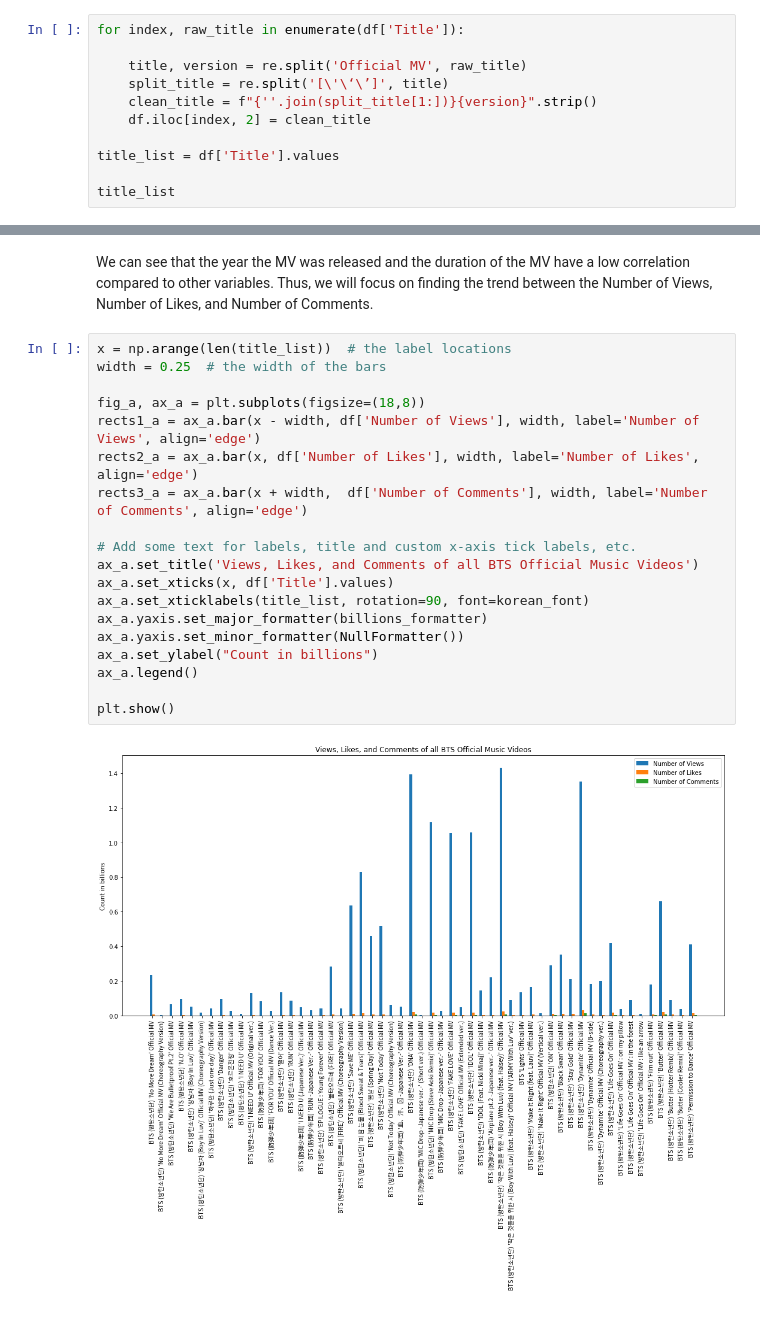
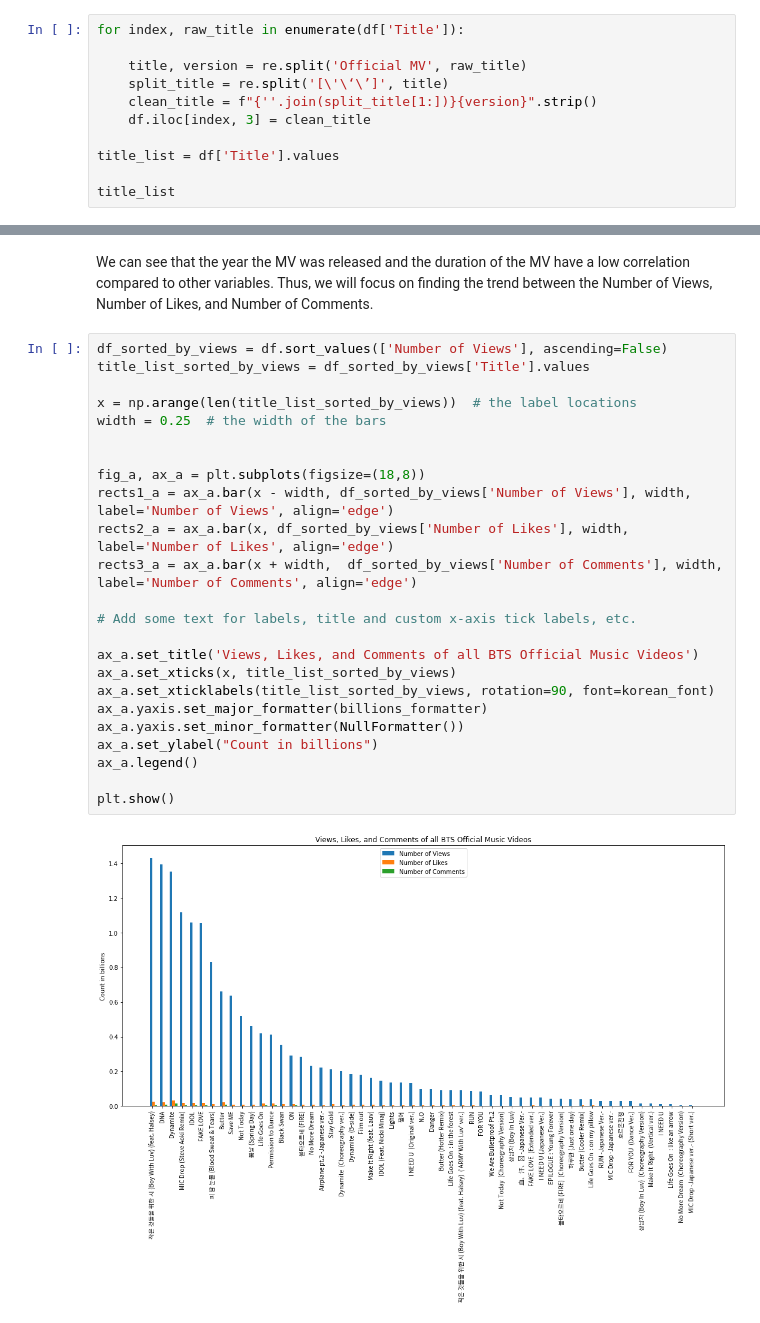
Before and after one commit to aulacson/bts-mv-project, a Jupyter notebook: bts_mv_trends.ipynb, the cells around one changed output, grey strips where cells are left out. Drawn from its saved outputs; the diff is of its cells as text.

Commit message:
Add plots for visualization and refactor code

```diff
--- a/bts_mv_trends.ipynb
+++ b/bts_mv_trends.ipynb
@@ -142,7 +138,7 @@ for index, raw_title in enumerate(df['Title']):
     title, version = re.split('Official MV', raw_title)
     split_title = re.split('[\'\‘\’]', title)
     clean_title = f"{''.join(split_title[1:])}{version}".strip()
-    df.iloc[index, 2] = clean_title
+    df.iloc[index, 3] = clean_title
 
 title_list = df['Title'].values
 
@@ -199,24 +195,29 @@ plt.show()
 # %% [markdown]
 We can see that the year the MV was released and the duration of the MV have a low correlation compared to other variables. Thus, we will focus on finding the trend between the Number of Views, Number of Likes, and Number of Comments.
 # %%
-x = np.arange(len(title_list))  # the label locations
+df_sorted_by_views = df.sort_values(['Number of Views'], ascending=False)
+title_list_sorted_by_views = df_sorted_by_views['Title'].values
+
+x = np.arange(len(title_list_sorted_by_views))  # the label locations
 width = 0.25  # the width of the bars
 
+
 fig_a, ax_a = plt.subplots(figsize=(18,8))
-rects1_a = ax_a.bar(x - width, df['Number of Views'], width, label='Number of Views', align='edge')
-rects2_a = ax_a.bar(x, df['Number of Likes'], width, label='Number of Likes', align='edge')
-rects3_a = ax_a.bar(x + width,  df['Number of Comments'], width, label='Number of Comments', align='edge')
+rects1_a = ax_a.bar(x - width, df_sorted_by_views['Number of Views'], width, label='Number of Views', align='edge')
+rects2_a = ax_a.bar(x, df_sorted_by_views['Number of Likes'], width, label='Number of Likes', align='edge')
+rects3_a = ax_a.bar(x + width,  df_sorted_by_views['Number of Comments'], width, label='Number of Comments', align='edge')
 
 # Add some text for labels, title and custom x-axis tick labels, etc.
+
 ax_a.set_title('Views, Likes, and Comments of all BTS Official Music Videos')
-ax_a.set_xticks(x, df['Title'].values)
-ax_a.set_xticklabels(title_list, rotation=90, font=korean_font)
+ax_a.set_xticks(x, title_list_sorted_by_views)
+ax_a.set_xticklabels(title_list_sorted_by_views, rotation=90, font=korean_font)
 ax_a.yaxis.set_major_formatter(billions_formatter)
 ax_a.yaxis.set_minor_formatter(NullFormatter())
 ax_a.set_ylabel("Count in billions")
 ax_a.legend()
 
 plt.show()
 # %% [output]
-[figure, old version]
+[figure, new version]
 # %% [markdown]
```
Also changed, not shown: parts of 8 cells of this notebook.
